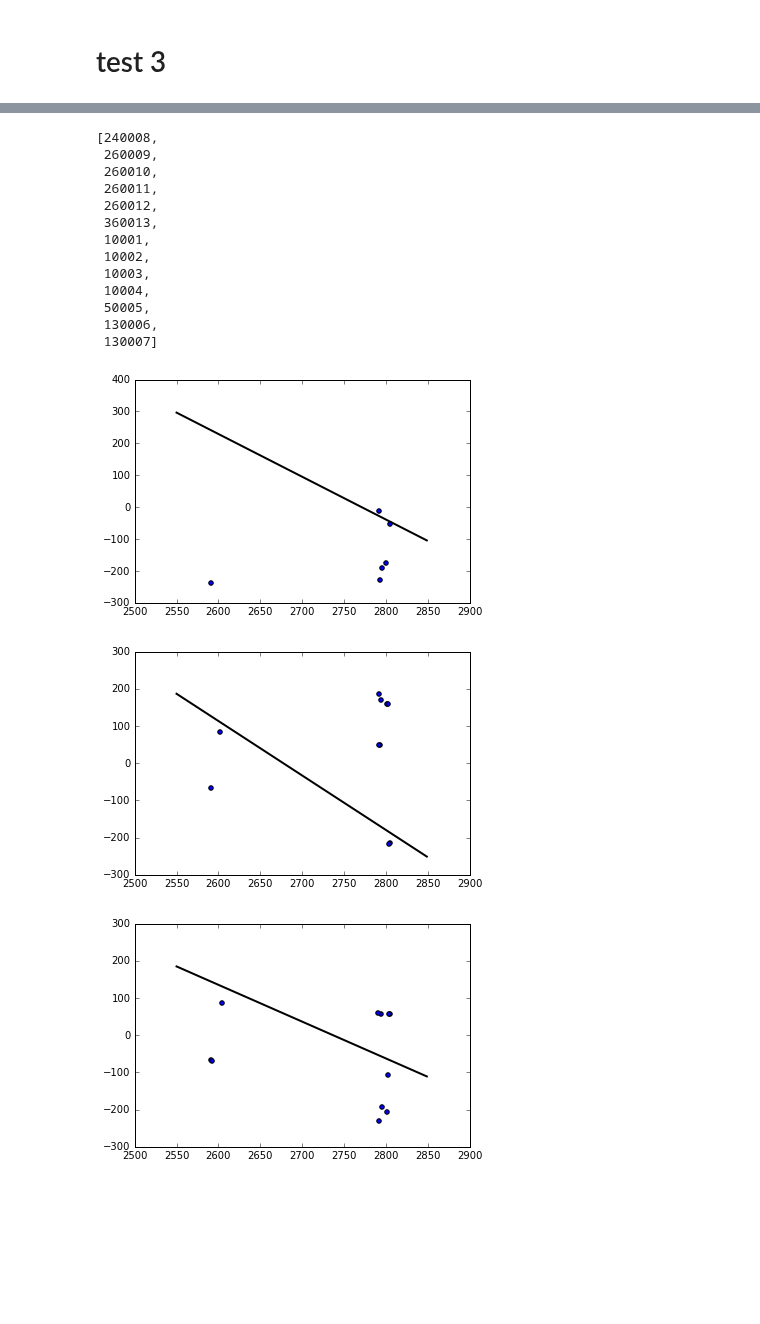
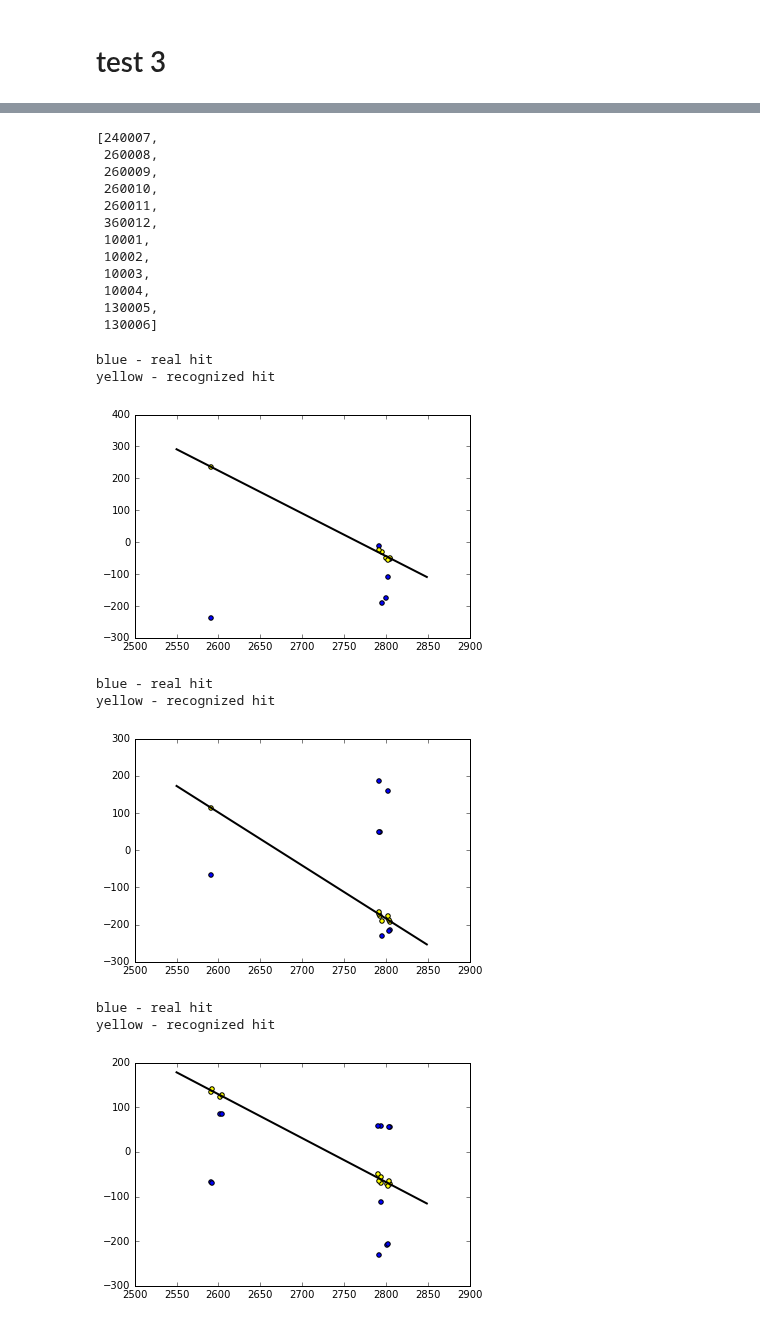
Before and after one commit to yandexdataschool/ship_tracks_recognition, a Jupyter notebook: U,V_recognition.ipynb, the cells around one changed output, grey strips where cells are left out. Drawn from its saved outputs; the diff is of its cells as text; code cells hidden in the pictures; blank space fills up the shorter version.

```diff
--- a/U,V_recognition.ipynb
+++ b/U,V_recognition.ipynb
@@ -20,12 +20,20 @@ all_hits.head()
 | 3 | 3 | 8.632817 | -61.432972 | -1963.756592 | 3 | 232.406479 | 5 | 1 | 0 | 1 | 320 | ... |
 | 4 | 4 | 8.573978 | -61.487133 | -1961.149292 | 3 | 232.488541 | 5 | 1 | 1 | 1 | 320 | ... |
 # %%
-def show(index):
-    X = []
+def show(index, ind, Xs):
+    X1 = []
+    X2 = []
     Z = []
     for i in new_linking_table[index]:
-        X.append(all_hits['X'][i])
+        X1.append(all_hits['X'][i])
         Z.append(all_hits['Z'][i])
-    plt.scatter(Z, X)
-    t = np.arange(2550, 2850, 299)
+        X2.append(Xs[i])
+    plt.scatter(Z, X1, c = 'blue')
+    plt.scatter(Z, X2, c = 'yellow')
+    if (ind):
+        t = np.arange(3300, 3600, 299)
+    else:
+        t = np.arange(2550, 2850, 299)
     plt.plot(t, new_tracks[index][0] * t + new_tracks[index][1], lw = 2, c = 'black')
+    print "blue - real hit"
+    print "yellow - recognized hit"
@@ -108,33 +110,38 @@ set(event0['TrackID'])
 # %%
 tracks, linking_table = loop_yz(event0, 7, 0.85, 0)
 # %%
-new_tracks, new_linking_table, Xs = loop_xz(event0, tracks, linking_table, 6, 15)
+new_tracks, new_linking_table, Xs = loop_xz(event0, tracks, linking_table, 6, 15, 0)
 # %%
 new_linking_table.keys()
 # %% [output]
-[240008,
+[240007,
+ 260008,
  260009,
  260010,
  260011,
- 260012,
- 360013,
+ 360012,
  10001,
  10002,
  10003,
  10004,
- 50005,
- 130006,
- 130007]
+ 130005,
+ 130006]
 # %%
-show(10001)
+show(10001, 0, Xs)
 # %% [output]
+blue - real hit
+yellow - recognized hit
-[figure, old version]
+[figure, new version]
 # %%
-show(10002)
+show(10002, 0, Xs)
 # %% [output]
+blue - real hit
+yellow - recognized hit
-[figure, old version]
+[figure, new version]
 # %%
-show(10003)
+show(10003, 0, Xs)
 # %% [output]
+blue - real hit
+yellow - recognized hit
-[figure, old version]
+[figure, new version]
 # %%
```
Also changed, not shown: parts of 23 cells of this notebook, 1 other file.
